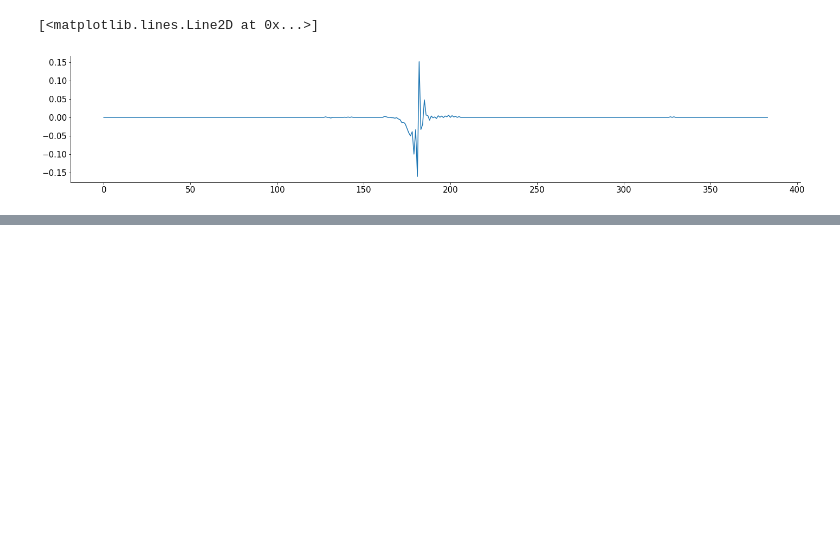
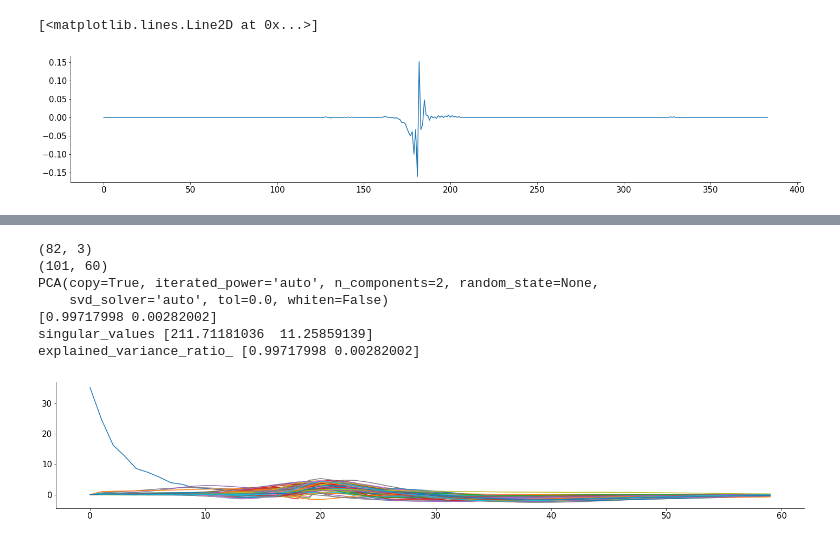
Before and after one commit to 2walkingfish/Neuromatch_Project_133, a Jupyter notebook: Explore_steinmetz_extra_dataset.ipynb, the cells around one changed output, grey strips where cells are left out. Saved outputs shown, nothing was run; the diff lists cells and outputs as text; code cells hidden in the pictures; blank space fills up the shorter version.

```diff
--- a/Explore_steinmetz_extra_dataset.ipynb
+++ b/Explore_steinmetz_extra_dataset.ipynb
@@ -202,0 +168,29 @@ print(waveletform_w_df.head(85))
+# %%
+pca = PCA(n_components = 2)
+
+# time_count = np.linspace(start = 0, stop = 80, num = 82)
+print(dat_WAV[38]['waveform_w'][0].shape)
+data_stack = np.empty_like(dat_WAV[38]['waveform_w'][0,20:80,0])
+for i in range(0,100):
+  data_stack =np.vstack((data_stack, dat_WAV[38]['waveform_w'][i,20:80,0]))
+
+print(data_stack.shape)
+
+result_pca = pca.fit(data_tmp)
+print(result_pca)
+
+print(pca.explained_variance_ratio_)
+print('singular_values', pca.singular_values_)
+print('explained_variance_ratio_', pca.explained_variance_ratio_)
+
+plt.plot(data_stack.T)
+plt.show()
+# %% [output]
+(82, 3)
+(101, 60)
+PCA(copy=True, iterated_power='auto', n_components=2, random_state=None,
+    svd_solver='auto', tol=0.0, whiten=False)
+[0.99717998 0.00282002]
+singular_values [211.71181036  11.25859139]
+explained_variance_ratio_ [0.99717998 0.00282002]
+[figure, added]
```
Also changed, not shown: parts of 8 cells of this notebook.
